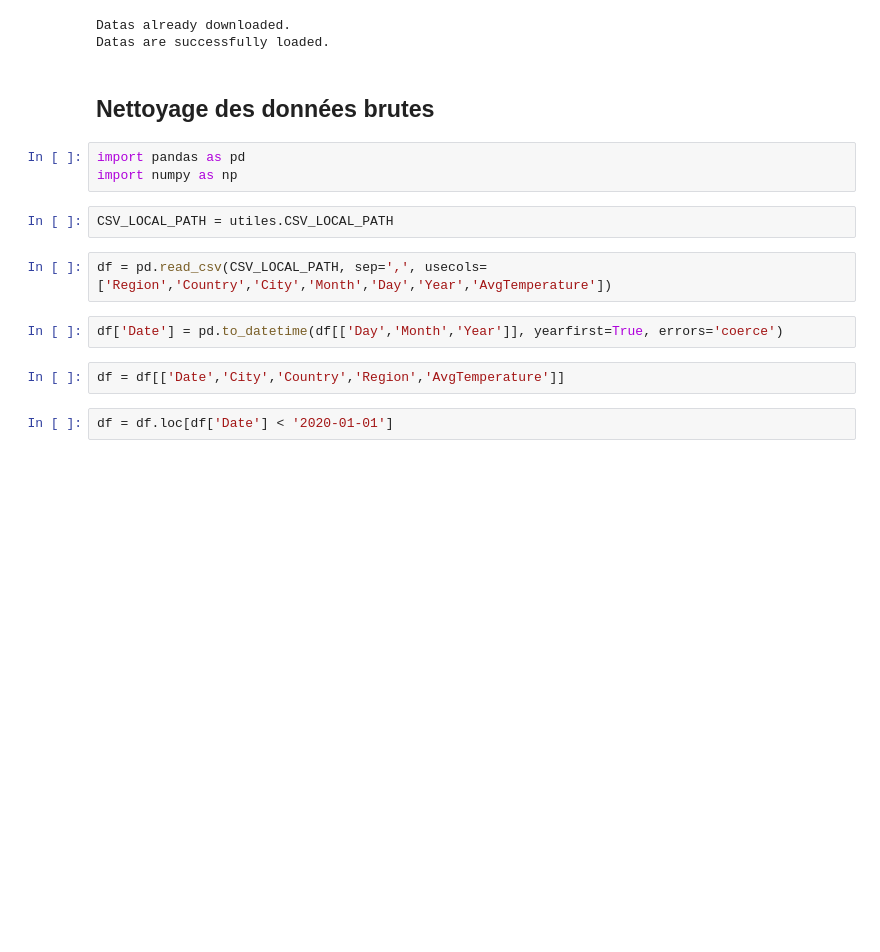
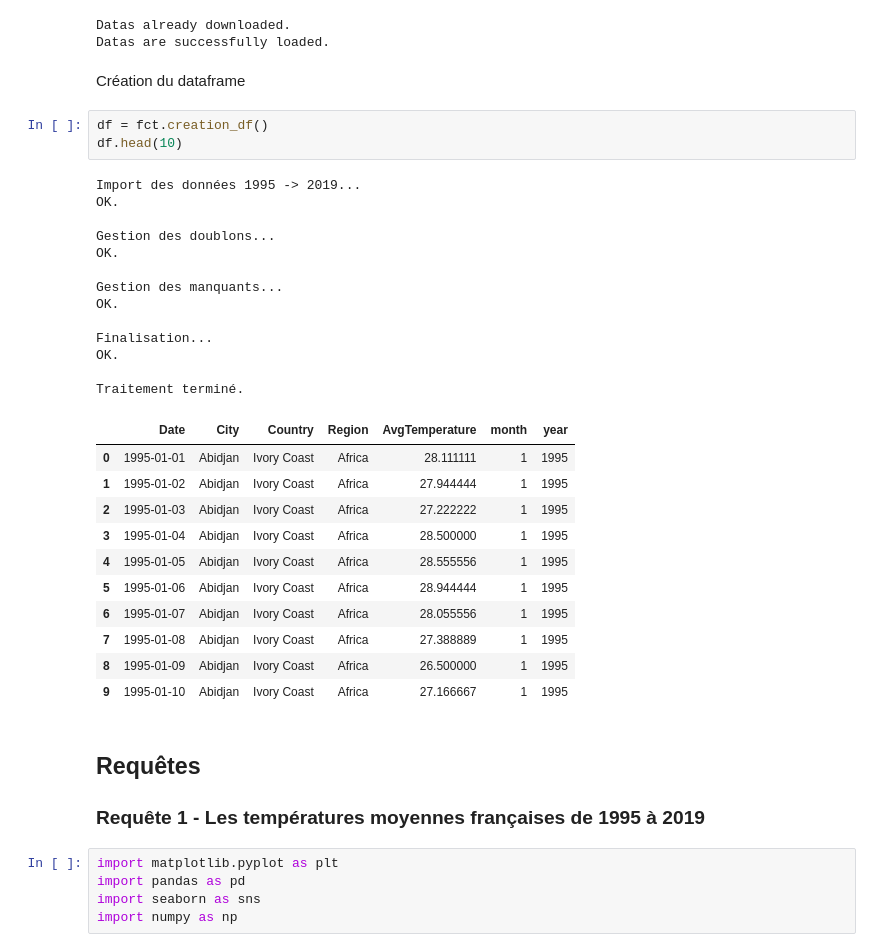
Before and after one commit to Orkaelle/climatologie, a Jupyter notebook: climatologie.ipynb, the cells around one changed output. Drawn from its saved outputs; the diff is of its cells as text; blank space fills up the shorter version.

```diff
--- a/climatologie.ipynb
+++ b/climatologie.ipynb
@@ -15,18 +16,42 @@ utiles.loading_raw()
 # %% [output]
 Datas already downloaded.
 Datas are successfully loaded.
-# %% [markdown]
-## Nettoyage des données brutes
+# %% [markdown]
+Création du dataframe
+# %%
+df = fct.creation_df()
+df.head(10)
+# %% [output]
+Import des données 1995 -> 2019...
+OK.
+
+Gestion des doublons...
+OK.
+
+Gestion des manquants...
+OK.
+
+Finalisation...
+OK.
+
+Traitement terminé.
+|  | Date | City | Country | Region | AvgTemperature | month | year |
+| 0 | 1995-01-01 | Abidjan | Ivory Coast | Africa | 28.111111 | 1 | 1995 |
+| 1 | 1995-01-02 | Abidjan | Ivory Coast | Africa | 27.944444 | 1 | 1995 |
+| 2 | 1995-01-03 | Abidjan | Ivory Coast | Africa | 27.222222 | 1 | 1995 |
+| 3 | 1995-01-04 | Abidjan | Ivory Coast | Africa | 28.500000 | 1 | 1995 |
+| 4 | 1995-01-05 | Abidjan | Ivory Coast | Africa | 28.555556 | 1 | 1995 |
+| 5 | 1995-01-06 | Abidjan | Ivory Coast | Africa | 28.944444 | 1 | 1995 |
+| 6 | 1995-01-07 | Abidjan | Ivory Coast | Africa | 28.055556 | 1 | 1995 |
+| 7 | 1995-01-08 | Abidjan | Ivory Coast | Africa | 27.388889 | 1 | 1995 |
+| 8 | 1995-01-09 | Abidjan | Ivory Coast | Africa | 26.500000 | 1 | 1995 |
+| 9 | 1995-01-10 | Abidjan | Ivory Coast | Africa | 27.166667 | 1 | 1995 |
+# %% [markdown]
+## Requêtes
+
+### Requête 1 - Les températures moyennes françaises de 1995 à 2019
 # %%
+import matplotlib.pyplot as plt
 import pandas as pd
+import seaborn as sns
 import numpy as np
-# %%
-CSV_LOCAL_PATH = utiles.CSV_LOCAL_PATH
-# %%
-df = pd.read_csv(CSV_LOCAL_PATH, sep=',', usecols=['Region','Country','City','Month','Day','Year','AvgTemperature'])
-# %%
-df['Date'] = pd.to_datetime(df[['Day','Month','Year']], yearfirst=True, errors='coerce')
-# %%
-df = df[['Date','City','Country','Region','AvgTemperature']]
-# %%
-df = df.loc[df['Date'] < '2020-01-01']
```
Also changed, not shown: parts of 14 cells of this notebook, 1 other file.
